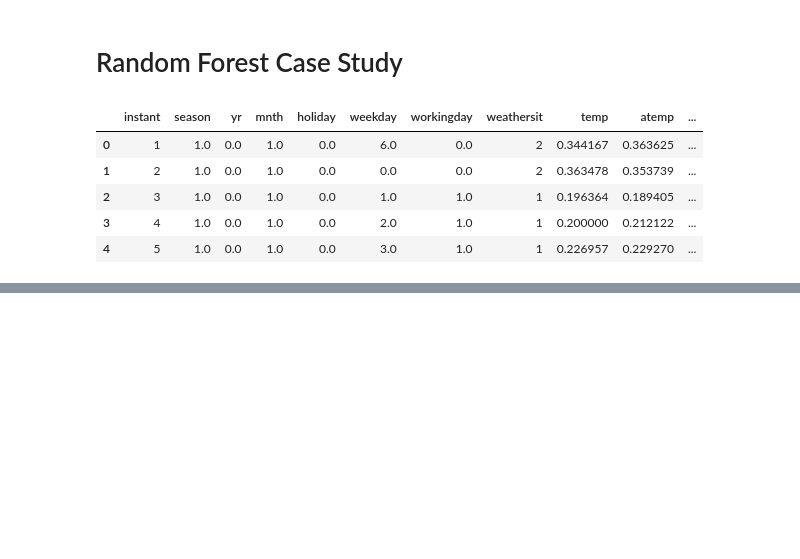
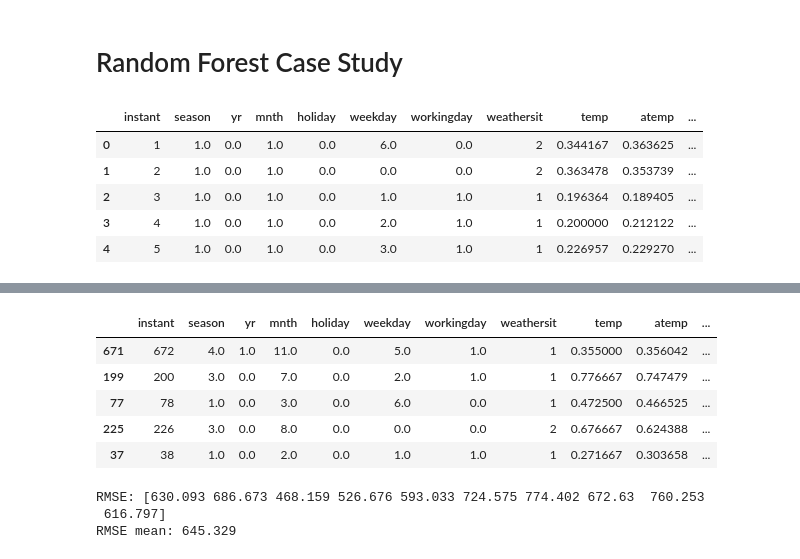
Before and after one commit to PacktPublishing/Hands-On-Gradient-Boosting-with-XGBoost-and-Scikit-learn, a Jupyter notebook: Chapter_3_Random_Forest_Bagging/Random_Forest_Baggging.ipynb, the cells around one changed output, grey strips where cells are left out. Drawn from its saved outputs; the diff is of its cells as text; code cells hidden in the pictures; blank space fills up the shorter version.

```diff
--- a/Chapter_3_Random_Forest_Bagging/Random_Forest_Baggging.ipynb
+++ b/Chapter_3_Random_Forest_Bagging/Random_Forest_Baggging.ipynb
@@ -362,0 +369,11 @@ RMSE mean: 817.197
+# %%
+from sklearn.utils import shuffle
+df_shuffle_bikes = shuffle(df_bikes, random_state=2)
+df_shuffle_bikes.head()
+# %% [output]
+|  | instant | season | yr | mnth | holiday | weekday | workingday | weathersit | temp | atemp | ... |
+| 671 | 672 | 4.0 | 1.0 | 11.0 | 0.0 | 5.0 | 1.0 | 1 | 0.355000 | 0.356042 | ... |
+| 199 | 200 | 3.0 | 0.0 | 7.0 | 0.0 | 2.0 | 1.0 | 1 | 0.776667 | 0.747479 | ... |
+| 77 | 78 | 1.0 | 0.0 | 3.0 | 0.0 | 6.0 | 0.0 | 1 | 0.472500 | 0.466525 | ... |
+| 225 | 226 | 3.0 | 0.0 | 8.0 | 0.0 | 0.0 | 0.0 | 2 | 0.676667 | 0.624388 | ... |
+| 37 | 38 | 1.0 | 0.0 | 2.0 | 0.0 | 1.0 | 1.0 | 1 | 0.271667 | 0.303658 | ... |
@@ -362,0 +384,19 @@ RMSE mean: 817.197
+# %%
+# Initalize Random Forest as rf with 100 estimators, warm_start=True, and oob_score=True
+rf = RandomForestRegressor(n_estimators=100,  min_impurity_decrease=0.1, max_features=0.6, max_depth=12, n_jobs=-1, random_state=2)
+
+# Obtain scores of cross-validation using num_splits and mean squared error
+scores = cross_val_score(rf, X_shuffle_bikes, y_shuffle_bikes, scoring='neg_mean_squared_error', cv=10)
+
+# Take square root of the scores
+rmse = np.sqrt(-scores)
+
+# Display accuracy
+print('RMSE:', np.round(rmse, 3))
+
+# Display mean score
+print('RMSE mean: %0.3f' % (rmse.mean()))
+# %% [output]
+RMSE: [630.093 686.673 468.159 526.676 593.033 724.575 774.402 672.63  760.253
+ 616.797]
+RMSE mean: 645.329
```
Also changed, not shown: parts of 18 cells of this notebook, 15 other files.
